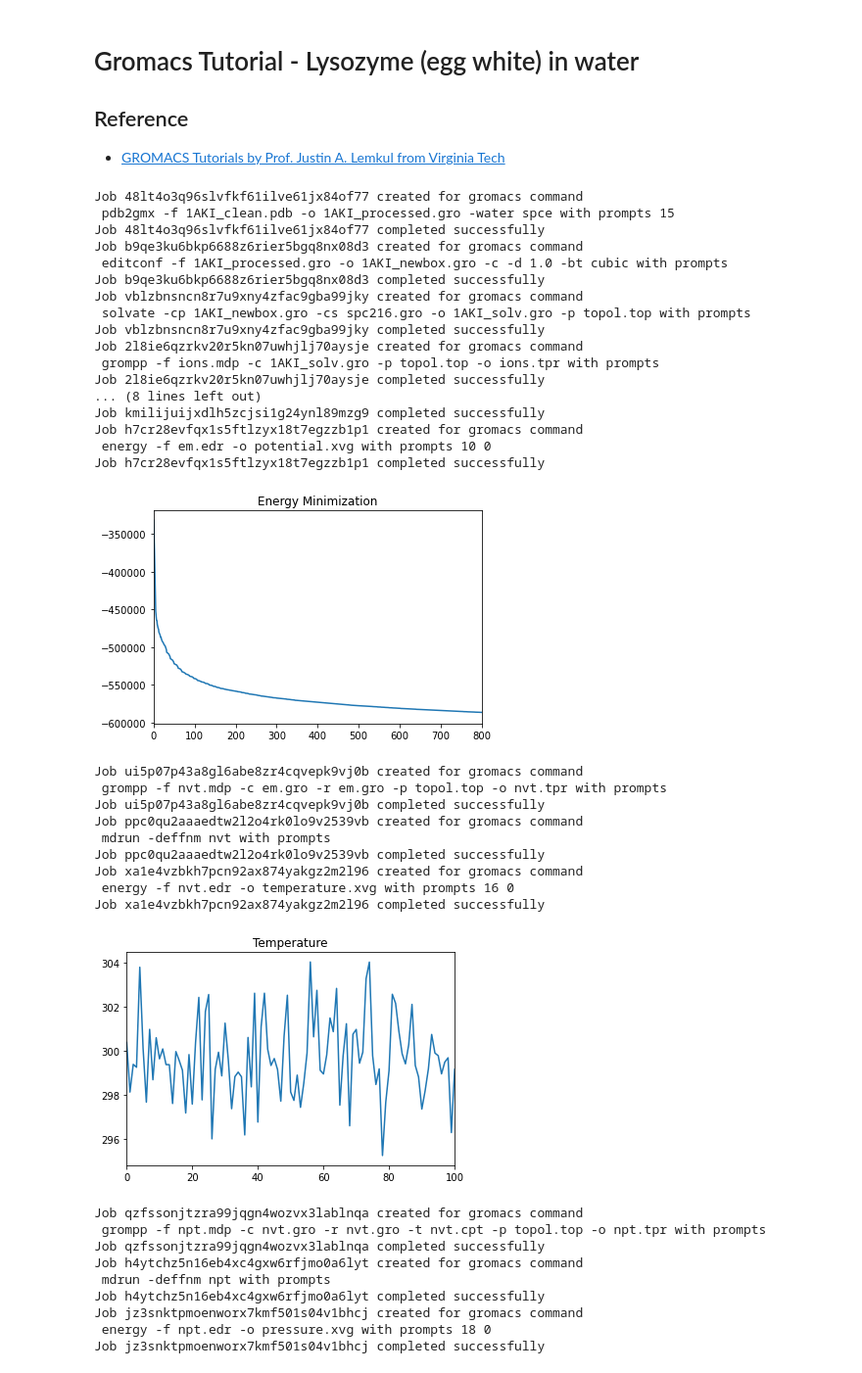
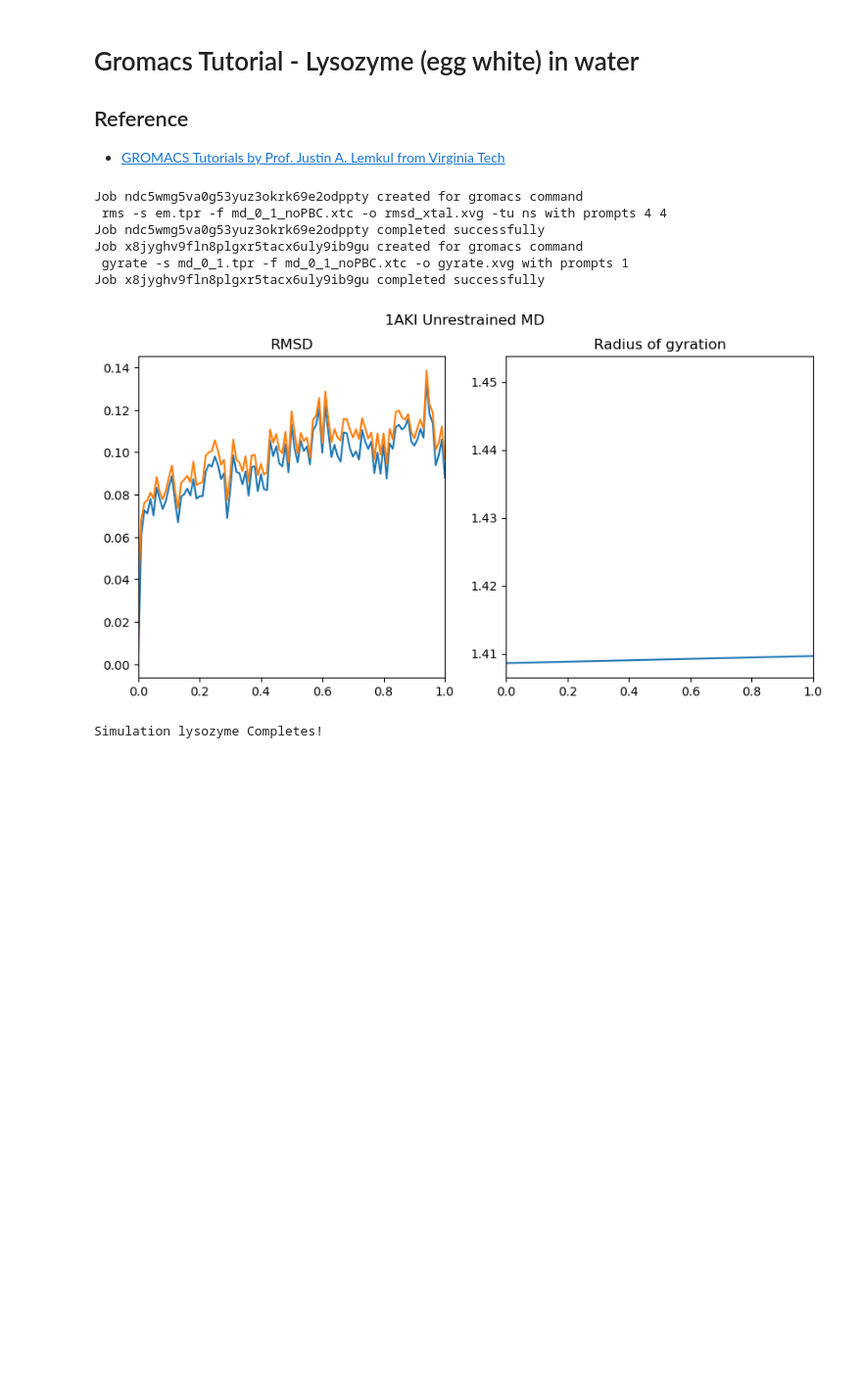
Before and after one commit to chiral-data/chiral-client-python, a Jupyter notebook: examples/gromacs.ipynb, the cells around one changed output. Shown at 98% size. Saved outputs shown, nothing was run; the diff lists cells and outputs as text; code cells hidden in the pictures; blank space fills up the shorter version.

```diff
--- a/examples/gromacs.ipynb
+++ b/examples/gromacs.ipynb
@@ -15,7 +16,7 @@ token_api = os.environ['CHIRAL_TOKEN_API']
 chiral client version: 0.2.1
 # %%
 def create_client() -> chiral_client.Client:
-    chiral_computing_host = "133.242.237.70"
+    chiral_computing_host = "api.chiral.one"
     chiral_computing_port = "20000"
     return chiral_client.Client(user_email, token_api, chiral_computing_host, chiral_computing_port)
 
@@ -284,7 +286,7 @@ def plot_gyration(local_dir: str):
     plt.show()
 # %%
 simulation_id = 'lysozyme'
-data_dir = f'./examples/data/gromacs/{simulation_id}'
+data_dir = f'./data/gromacs/{simulation_id}'
 local_dir = simulation_id
 if os.path.exists(local_dir):
     shutil.rmtree(local_dir)
@@ -292,71 +294,45 @@ os.mkdir(local_dir)
 
 job_mgr = chiral_client.GromacsJobManager(simulation_id, local_dir, cc)
 job_mgr.clear_files(cc)
 
 run_step_1(job_mgr, data_dir, local_dir)
 run_step_2(job_mgr, data_dir, local_dir)
 run_step_3(job_mgr, data_dir, local_dir)
 run_step_4(job_mgr, data_dir, local_dir)
 run_step_5(job_mgr, data_dir, local_dir)
 run_step_6(job_mgr, data_dir, local_dir)
 run_step_7(job_mgr, data_dir, local_dir)
+clear_output(wait=True)
 run_step_8(job_mgr, data_dir, local_dir)
 plot_energy(local_dir)
 run_step_9(job_mgr, data_dir, local_dir)
 run_step_10(job_mgr, data_dir, local_dir)
+clear_output(wait=True)
 run_step_11(job_mgr, data_dir, local_dir)
 plot_temperature(local_dir)
 run_step_12(job_mgr, data_dir, local_dir)
 run_step_13(job_mgr, data_dir, local_dir)
+clear_output(wait=True)
 run_step_14(job_mgr, data_dir, local_dir)
-plot_pressure(local_dir)
 run_step_15(job_mgr, data_dir, local_dir)
-plot_density(local_dir)
+plot_pressure_density(local_dir)
 run_step_16(job_mgr, data_dir, local_dir)
 run_step_17(job_mgr, data_dir, local_dir)
 run_step_18(job_mgr, data_dir, local_dir)
 run_step_19(job_mgr, data_dir, local_dir)
+clear_output(wait=True)
 run_step_20(job_mgr, data_dir, local_dir)
-plot_rmsd(local_dir)
 run_step_21(job_mgr, data_dir, local_dir)
-plot_gyration(local_dir)
+plot_rmsd_gyration(local_dir)
 
 shutil.rmtree(local_dir)
+print(f'Simulation {simulation_id} Completes!')
 # %% [output]
-Job 48lt4o3q96slvfkf61ilve61jx84of77 created for gromacs command
- pdb2gmx -f 1AKI_clean.pdb -o 1AKI_processed.gro -water spce with prompts 15
-Job 48lt4o3q96slvfkf61ilve61jx84of77 completed successfully
-Job b9qe3ku6bkp6688z6rier5bgq8nx08d3 created for gromacs command
- editconf -f 1AKI_processed.gro -o 1AKI_newbox.gro -c -d 1.0 -bt cubic with prompts
-Job b9qe3ku6bkp6688z6rier5bgq8nx08d3 completed successfully
-Job vblzbnsncn8r7u9xny4zfac9gba99jky created for gromacs command
- solvate -cp 1AKI_newbox.gro -cs spc216.gro -o 1AKI_solv.gro -p topol.top with prompts
-Job vblzbnsncn8r7u9xny4zfac9gba99jky completed successfully
-Job 2l8ie6qzrkv20r5kn07uwhjlj70aysje created for gromacs command
- grompp -f ions.mdp -c 1AKI_solv.gro -p topol.top -o ions.tpr with prompts
-Job 2l8ie6qzrkv20r5kn07uwhjlj70aysje completed successfully
-... (8 lines left out)
-Job kmilijuijxdlh5zcjsi1g24ynl89mzg9 completed successfully
-Job h7cr28evfqx1s5ftlzyx18t7egzzb1p1 created for gromacs command
- energy -f em.edr -o potential.xvg with prompts 10 0
-Job h7cr28evfqx1s5ftlzyx18t7egzzb1p1 completed successfully
+Job ndc5wmg5va0g53yuz3okrk69e2odppty created for gromacs command
+ rms -s em.tpr -f md_0_1_noPBC.xtc -o rmsd_xtal.xvg -tu ns with prompts 4 4
+Job ndc5wmg5va0g53yuz3okrk69e2odppty completed successfully
+Job x8jyghv9fln8plgxr5tacx6uly9ib9gu created for gromacs command
+ gyrate -s md_0_1.tpr -f md_0_1_noPBC.xtc -o gyrate.xvg with prompts 1
+Job x8jyghv9fln8plgxr5tacx6uly9ib9gu completed successfully
-[figure, old version]
+[figure, new version]
-Job ui5p07p43a8gl6abe8zr4cqvepk9vj0b created for gromacs command
- grompp -f nvt.mdp -c em.gro -r em.gro -p topol.top -o nvt.tpr with prompts
-Job ui5p07p43a8gl6abe8zr4cqvepk9vj0b completed successfully
-Job ppc0qu2aaaedtw2l2o4rk0lo9v2539vb created for gromacs command
- mdrun -deffnm nvt with prompts
-Job ppc0qu2aaaedtw2l2o4rk0lo9v2539vb completed successfully
-Job xa1e4vzbkh7pcn92ax874yakgz2m2l96 created for gromacs command
- energy -f nvt.edr -o temperature.xvg with prompts 16 0
-Job xa1e4vzbkh7pcn92ax874yakgz2m2l96 completed successfully
+Simulation lysozyme Completes!
-[figure, removed]
-Job qzfssonjtzra99jqgn4wozvx3lablnqa created for gromacs command
- grompp -f npt.mdp -c nvt.gro -r nvt.gro -t nvt.cpt -p topol.top -o npt.tpr with prompts
-Job qzfssonjtzra99jqgn4wozvx3lablnqa completed successfully
-Job h4ytchz5n16eb4xc4gxw6rfjmo0a6lyt created for gromacs command
- mdrun -deffnm npt with prompts
-Job h4ytchz5n16eb4xc4gxw6rfjmo0a6lyt completed successfully
-Job jz3snktpmoenworx7kmf501s04v1bhcj created for gromacs command
- energy -f npt.edr -o pressure.xvg with prompts 18 0
-Job jz3snktpmoenworx7kmf501s04v1bhcj completed successfully
```
Also changed, not shown: parts of 3 cells of this notebook, 6 other files.
